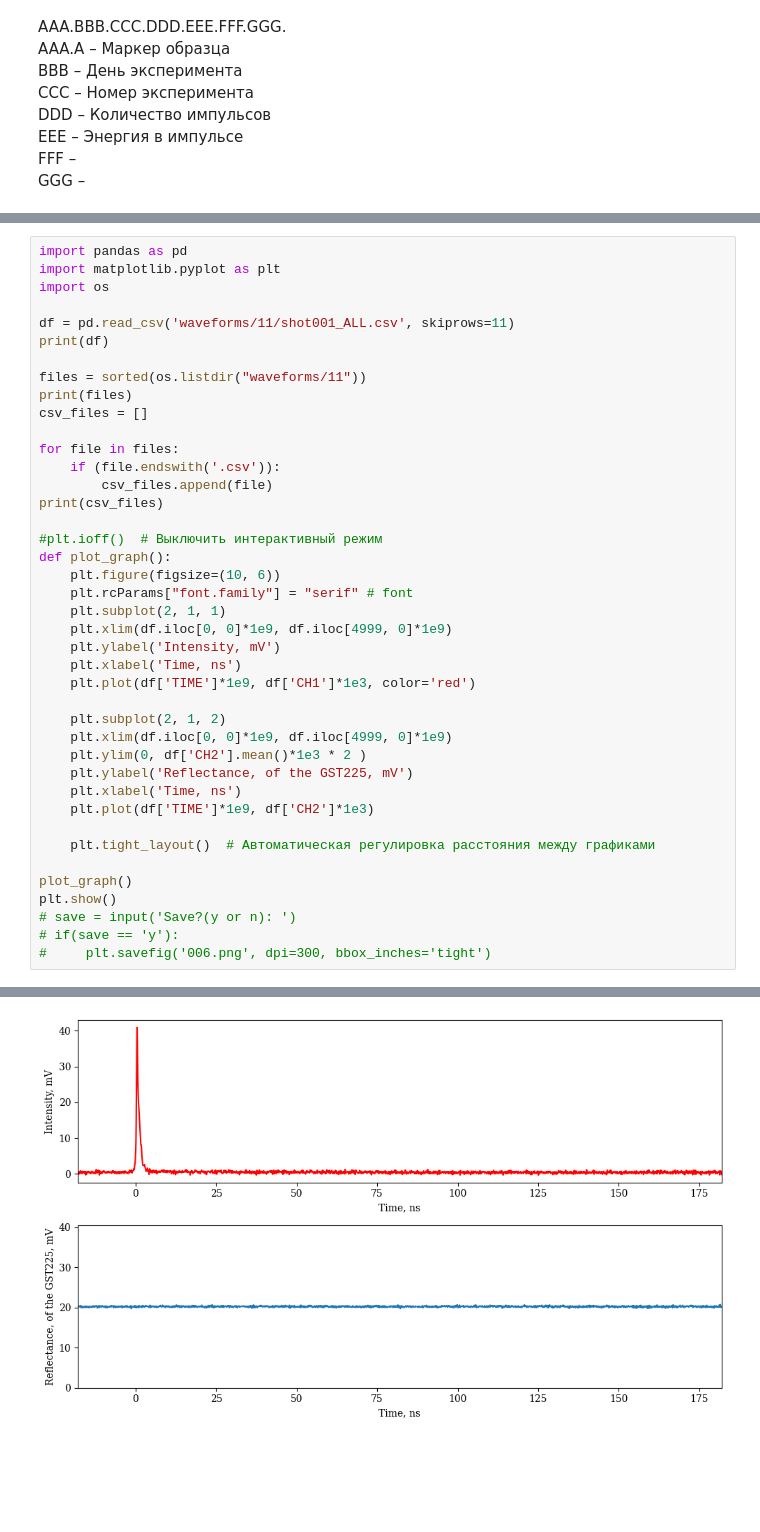
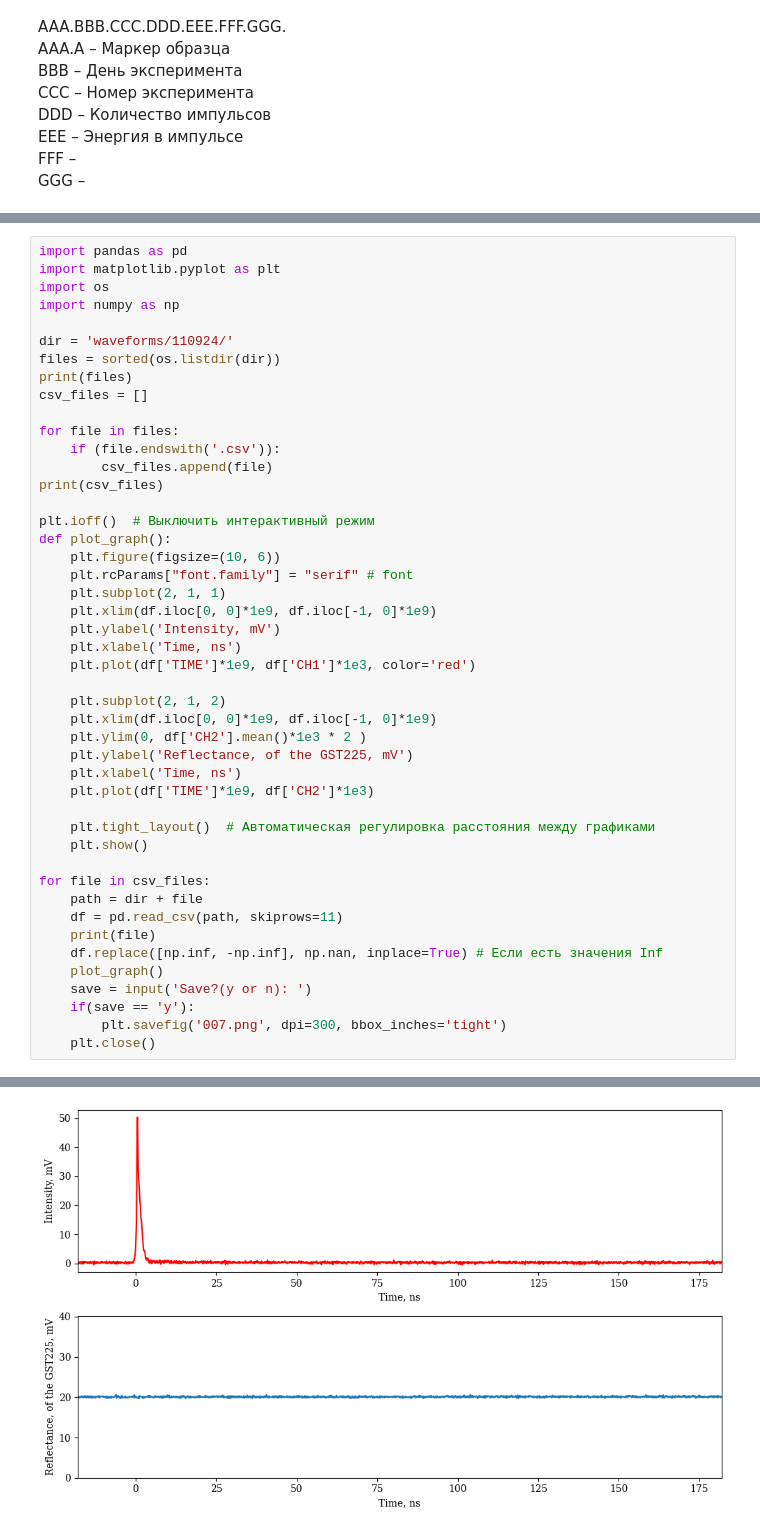
Before and after one commit to VladykaDarkness/Graph-Handler, a Jupyter notebook: graph.ipynb, the cells around one changed output, grey strips where cells are left out. Cells and saved outputs as stored; diff of their text form; blank space fills up the shorter version.

```diff
--- a/graph.ipynb
+++ b/graph.ipynb
@@ -13,11 +15,10 @@ GGG –
 import pandas as pd
 import matplotlib.pyplot as plt
 import os
+import numpy as np
 
-df = pd.read_csv('waveforms/11/shot001_ALL.csv', skiprows=11)
-print(df)
-
-files = sorted(os.listdir("waveforms/11"))
+dir = 'waveforms/110924/'
+files = sorted(os.listdir(dir))
 print(files)
 csv_files = []
 
@@ -26,28 +27,34 @@ for file in files:
         csv_files.append(file)
 print(csv_files)
 
-#plt.ioff()  # Выключить интерактивный режим
+plt.ioff()  # Выключить интерактивный режим
 def plot_graph():
     plt.figure(figsize=(10, 6))
     plt.rcParams["font.family"] = "serif" # font
     plt.subplot(2, 1, 1)
-    plt.xlim(df.iloc[0, 0]*1e9, df.iloc[4999, 0]*1e9)
+    plt.xlim(df.iloc[0, 0]*1e9, df.iloc[-1, 0]*1e9)
     plt.ylabel('Intensity, mV')
     plt.xlabel('Time, ns')
     plt.plot(df['TIME']*1e9, df['CH1']*1e3, color='red')
 
     plt.subplot(2, 1, 2)
-    plt.xlim(df.iloc[0, 0]*1e9, df.iloc[4999, 0]*1e9)
+    plt.xlim(df.iloc[0, 0]*1e9, df.iloc[-1, 0]*1e9)
     plt.ylim(0, df['CH2'].mean()*1e3 * 2 )
     plt.ylabel('Reflectance, of the GST225, mV')
     plt.xlabel('Time, ns')
     plt.plot(df['TIME']*1e9, df['CH2']*1e3)
 
     plt.tight_layout()  # Автоматическая регулировка расстояния между графиками
+    plt.show()
 
-plot_graph()
-plt.show()
-# save = input('Save?(y or n): ')
-# if(save == 'y'):
-#     plt.savefig('006.png', dpi=300, bbox_inches='tight')
+for file in csv_files:
+    path = dir + file
+    df = pd.read_csv(path, skiprows=11)
+    print(file)
+    df.replace([np.inf, -np.inf], np.nan, inplace=True) # Если есть значения Inf
+    plot_graph()
+    save = input('Save?(y or n): ')
+    if(save == 'y'):
+        plt.savefig('007.png', dpi=300, bbox_inches='tight')
+    plt.close()
 # %% [output]
@@ -70 +64 @@ plt.show()
-[figure, old version]
+[figure, new version]
```
Also changed, not shown: parts of 2 cells of this notebook, 2 other files.
